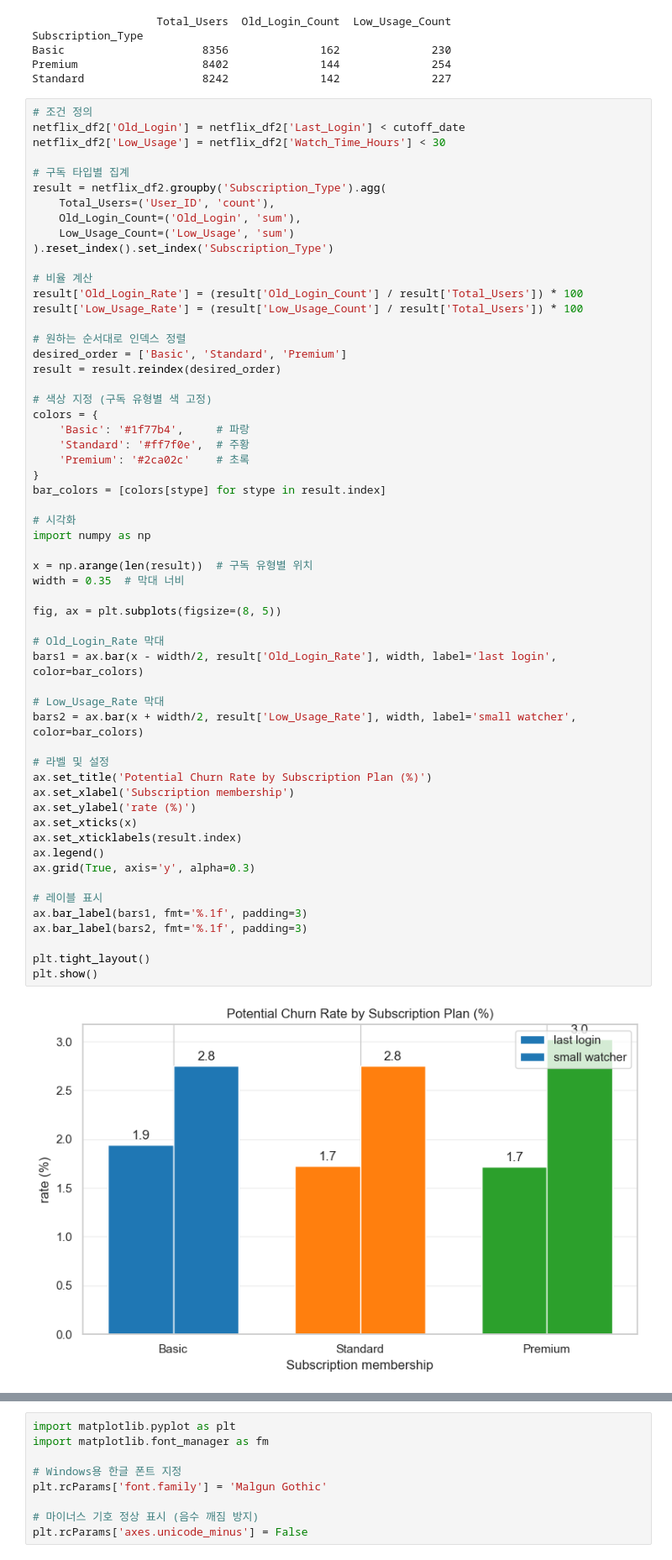
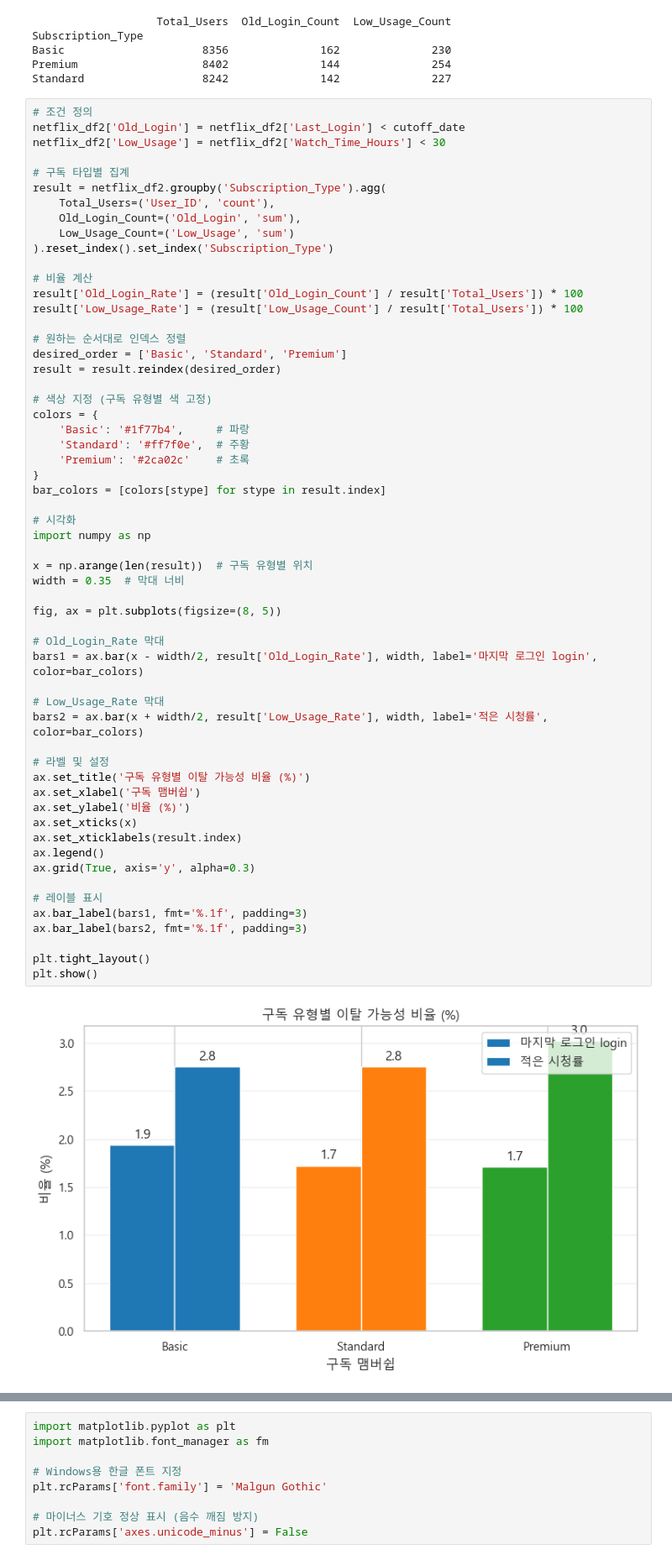
Before and after one commit to skn-ai14-250409/SKN14-EDA-5Team, a Jupyter notebook: JeonJungKyu/last.ipynb, the cells around one changed output, grey strips where cells are left out. Shown at 84% size. Cells and saved outputs as stored; diff of their text form.

```diff
--- a/JeonJungKyu/last.ipynb
+++ b/JeonJungKyu/last.ipynb
@@ -345,39 +423,39 @@ colors = {
     'Standard': '#ff7f0e',  # 주황
     'Premium': '#2ca02c'    # 초록
 }
 bar_colors = [colors[stype] for stype in result.index]
 
 # 시각화
 import numpy as np
 
 x = np.arange(len(result))  # 구독 유형별 위치
 width = 0.35  # 막대 너비
 
 fig, ax = plt.subplots(figsize=(8, 5))
 
 # Old_Login_Rate 막대
-bars1 = ax.bar(x - width/2, result['Old_Login_Rate'], width, label='last login', color=bar_colors)
+bars1 = ax.bar(x - width/2, result['Old_Login_Rate'], width, label='마지막 로그인 login', color=bar_colors)
 
 # Low_Usage_Rate 막대
-bars2 = ax.bar(x + width/2, result['Low_Usage_Rate'], width, label='small watcher', color=bar_colors)
+bars2 = ax.bar(x + width/2, result['Low_Usage_Rate'], width, label='적은 시청률', color=bar_colors)
 
 # 라벨 및 설정
-ax.set_title('Potential Churn Rate by Subscription Plan (%)')
-ax.set_xlabel('Subscription membership')
-ax.set_ylabel('rate (%)')
+ax.set_title('구독 유형별 이탈 가능성 비율 (%)')
+ax.set_xlabel('구독 맴버쉽')
+ax.set_ylabel('비율 (%)')
 ax.set_xticks(x)
 ax.set_xticklabels(result.index)
 ax.legend()
 ax.grid(True, axis='y', alpha=0.3)
 
 # 레이블 표시
 ax.bar_label(bars1, fmt='%.1f', padding=3)
 ax.bar_label(bars2, fmt='%.1f', padding=3)
 
 plt.tight_layout()
 plt.show()
 # %% [output]
-[figure, old version]
+[figure, new version]
 # %%
 # 국가별 집계,
 country_result = netflix_df2.groupby('Country').agg(
```
Also changed, not shown: parts of 8 cells of this notebook.
